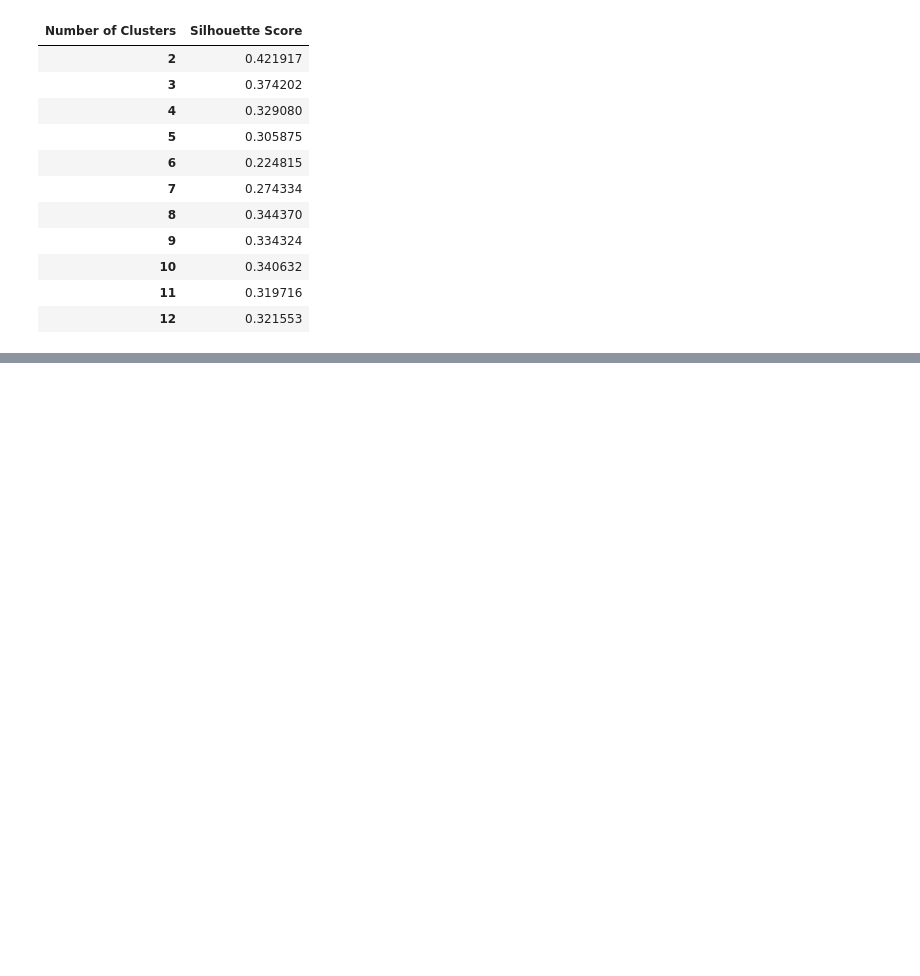
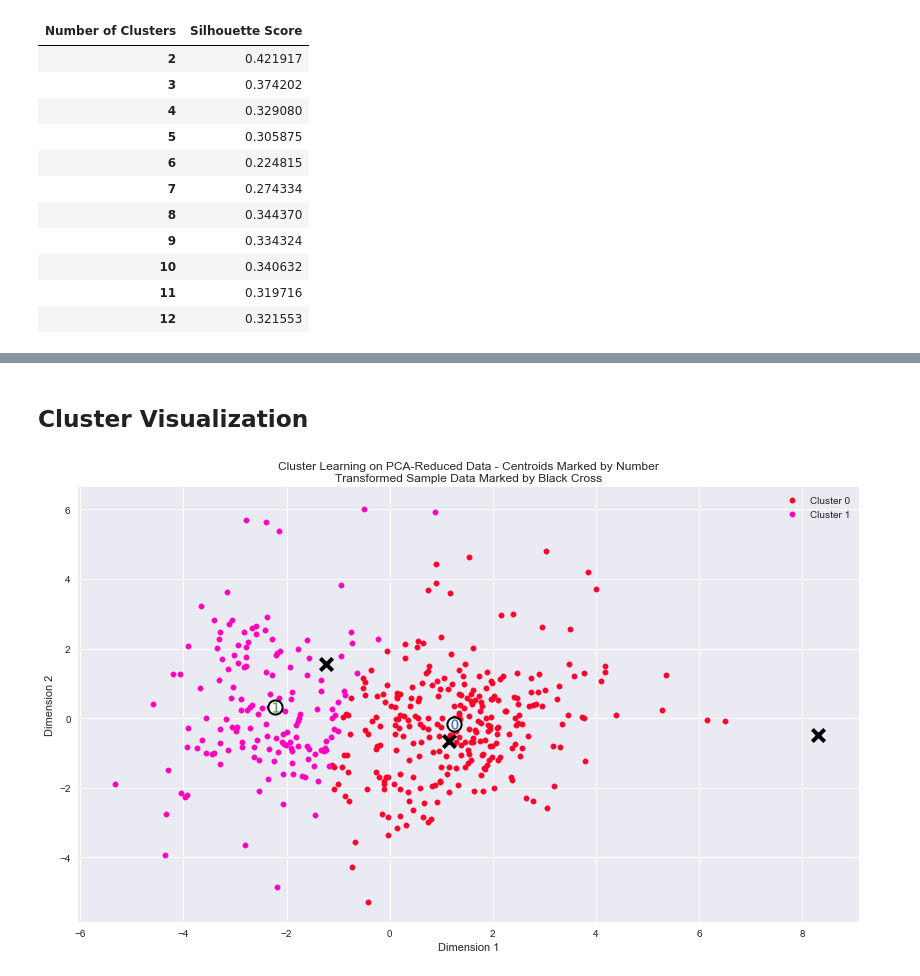
Before and after one commit to geekquad/Customer-Segments, a Jupyter notebook: Segments.ipynb, the cells around one changed output, grey strips where cells are left out. Drawn from its saved outputs; the diff is of its cells as text; code cells hidden in the pictures; blank space fills up the shorter version.

Commit message:
Cluster Visualiztion

```diff
--- a/Segments.ipynb
+++ b/Segments.ipynb
@@ -463,0 +470,9 @@ display(results)
+# %% [markdown]
+## Cluster Visualization
+# %%
+clusterer = GaussianMixture(n_components = 2, random_state=0).fit(reduced_data)
+preds = clusterer.predict(reduced_data)
+centers = clusterer.means_
+vs.cluster_results(reduced_data, preds, centers, pca_samples)
+# %% [output]
+[figure, added]
```
Also changed, not shown: parts of 1 cell of this notebook.
